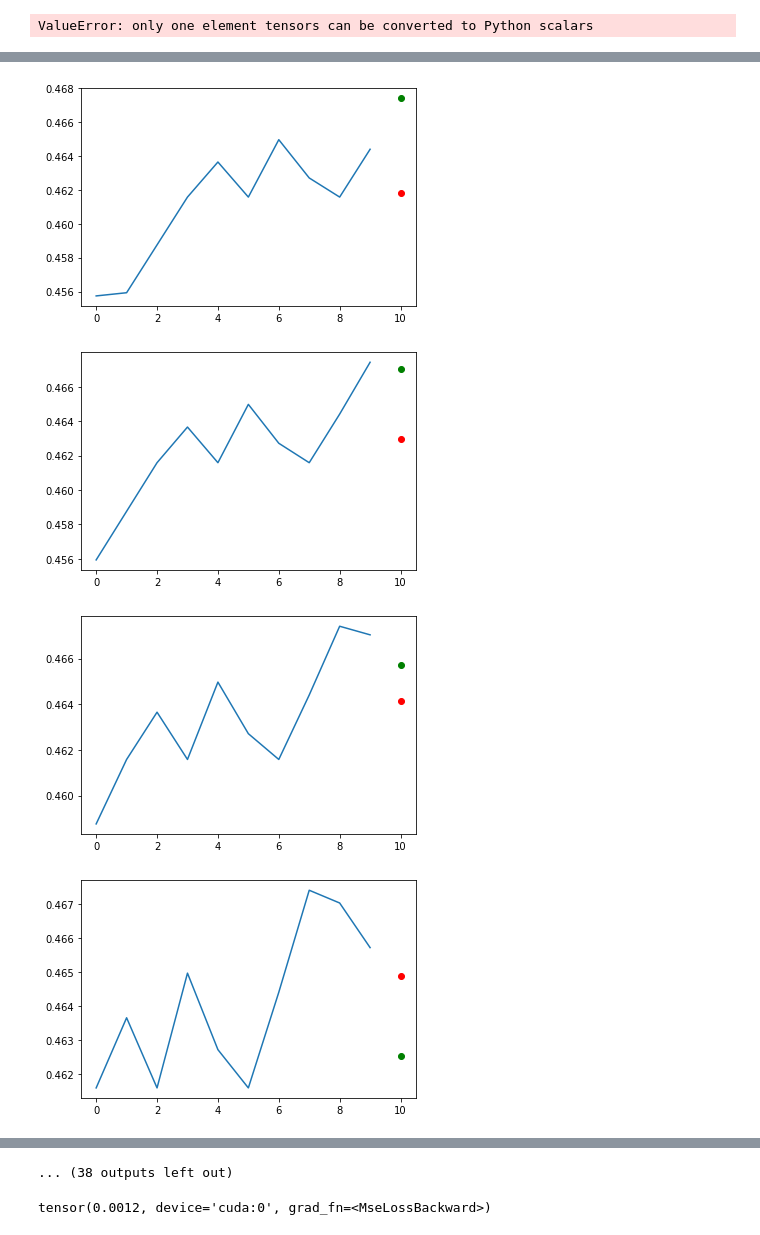
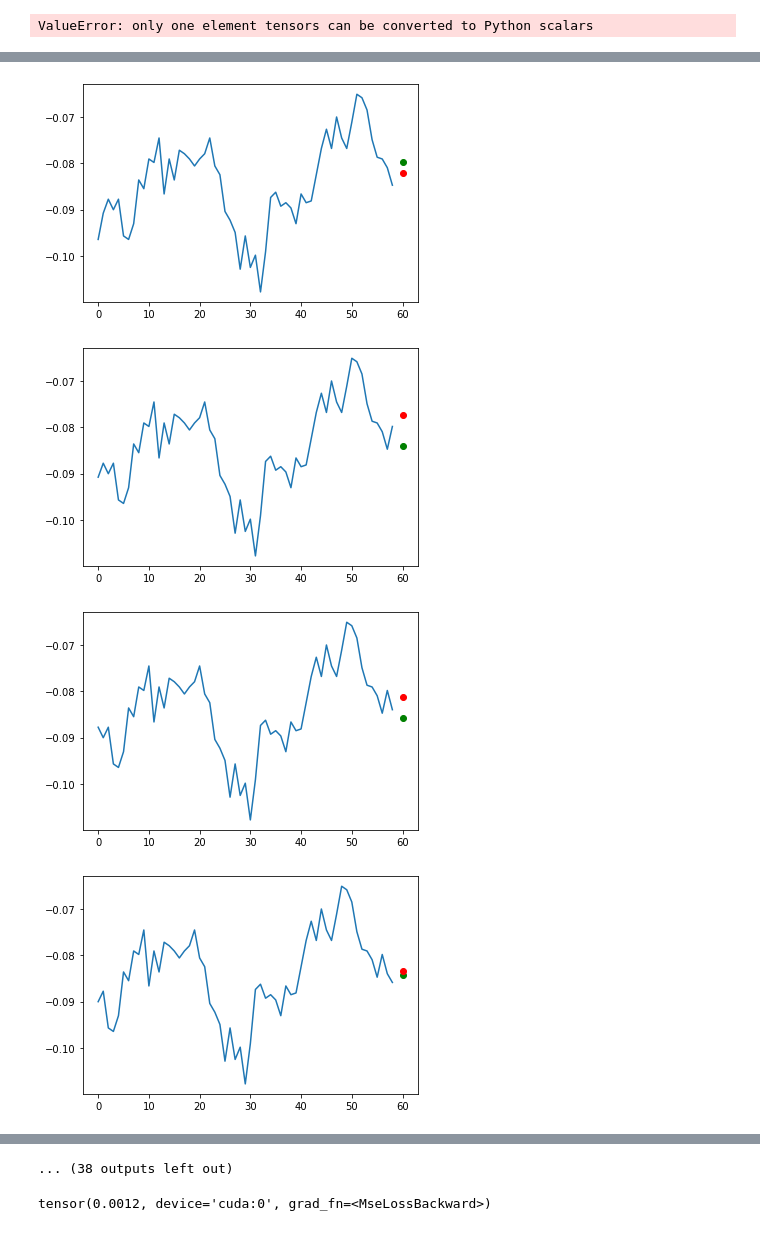
Before and after one commit to shmalex/test_fisher_eda, a Jupyter notebook: jn/04_trading_lstm_chatgpt.ipynb, the cells around one changed output, grey strips where cells are left out. Drawn from its saved outputs; the diff is of its cells as text; code cells hidden in the pictures.

```diff
--- a/jn/04_trading_lstm_chatgpt.ipynb
+++ b/jn/04_trading_lstm_chatgpt.ipynb
@@ -102,5 +116,5 @@ plt.show()
 # %%
 # Preprocess the data
 # scaler = StandardScaler()
-scaler = MinMaxScaler()
+scaler = MinMaxScaler(feature_range=(-1, 1))
 prices_scaled = scaler.fit_transform(df[['close']].values)
@@ -192,0 +210,18 @@ LSTM(
+# %%
+# Hyperparameters
+input_size = 1 # number of features
+hidden_size = 40 #
+num_layers = 3
+output_size = 1
+num_epochs = 10
+learning_rate = 0.01
+batch_size = 128
+# %%
+# Initialize model, loss function, and optimizer
+model = LSTM(input_dim=input_size,
+             hidden_dim=hidden_size,
+             output_dim=output_size,
+             num_layers=num_layers).to(device)
+# https://discuss.pytorch.org/t/how-to-implement-weighted-mean-square-error/2547/6
+criterion = nn.MSELoss() # <<<
+optimizer = torch.optim.Adam(model.parameters(), lr=learning_rate)
@@ -377,3 +682,11 @@ torch.Size([63, 10, 1])
 np.mean(outputs.item(), axis=1)
 # %% [output]
 ValueError: only one element tensors can be converted to Python scalars
+# %%
+ for fold_val_batch_X, fold_val_batch_y in fold_val_test_loader:
+            fold_val_batch_X, fold_val_batch_y = fold_val_batch_X.to(device), fold_val_batch_y.to(device)
+            fold_val_batch_X_pred = model(fold_val_batch_X)
+            # predictions.extend(outputs.cpu().numpy())
+            loss = criterion(fold_val_batch_X_pred, fold_val_batch_y)
+#             print(loss.item())
+            losses.append([loss.item(), 1, idx])
@@ -380,11 +713,11 @@ ValueError: only one element tensors can be converted to Python scalars
 # %%
 for idx in range(50):
-    plt.plot(batch_X[idx].to('cpu').reshape((-1,)))
-    plt.scatter(10,batch_y[idx].to('cpu').reshape((-1,)), color='green')
-    plt.scatter(10, np.mean(outputs[idx].to('cpu').detach().numpy().reshape((-1,))), color='red')
+    plt.plot(fold_val_batch_X[idx].to('cpu').reshape((-1,)))
+    plt.scatter(60,fold_val_batch_y[idx].to('cpu').reshape((-1,)), color='green')
+    plt.scatter(60, np.mean(fold_val_batch_X_pred[idx].to('cpu').detach().numpy().reshape((-1,))), color='red')
     plt.show()
 # %% [output]
-[figure, old version]
+[figure, new version]
-[figure, old version]
+[figure, new version]
-[figure, old version]
+[figure, new version]
-[figure, old version]
+[figure, new version]
```
Also changed, not shown: parts of 45 cells of this notebook, 2 other files.
